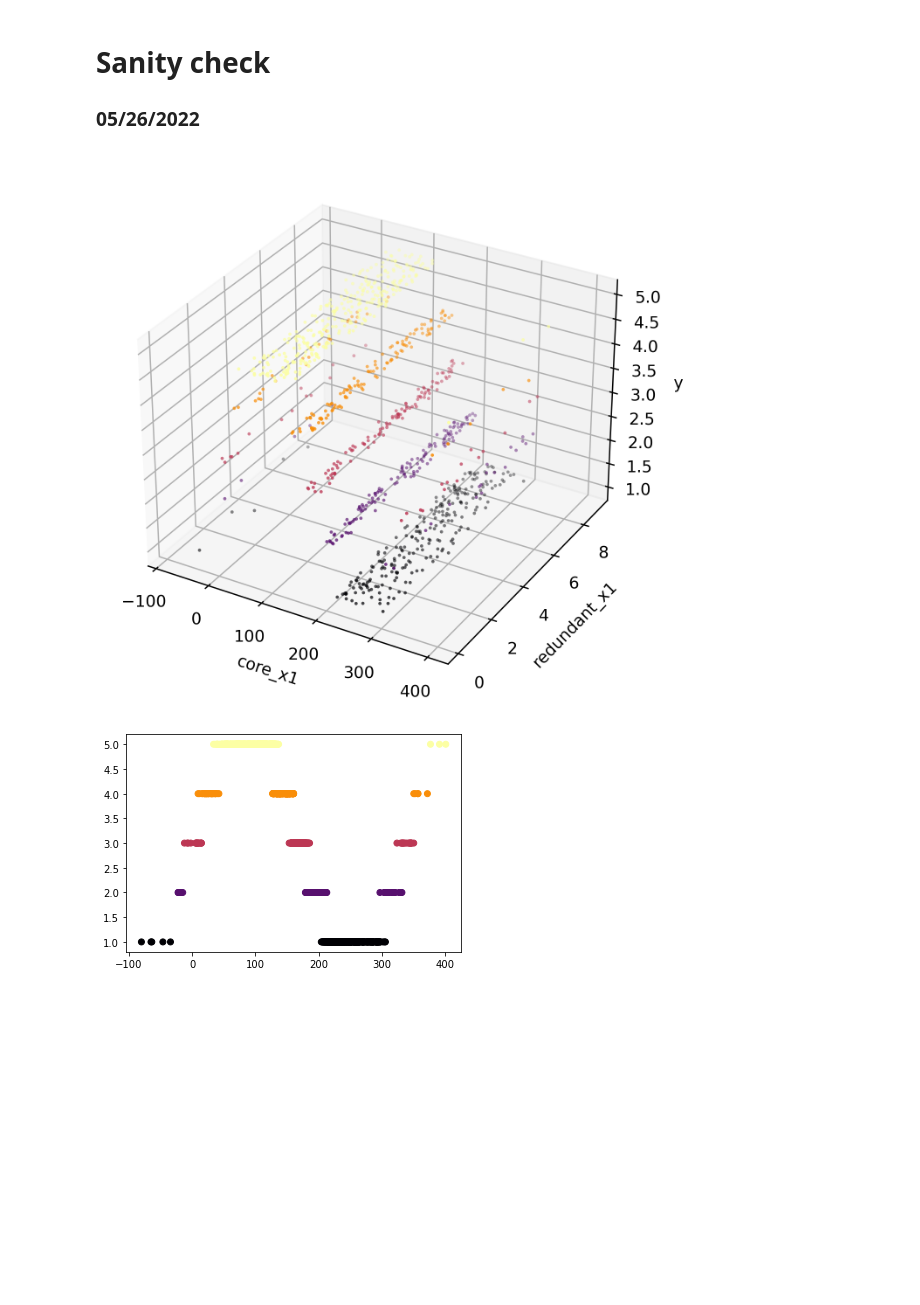
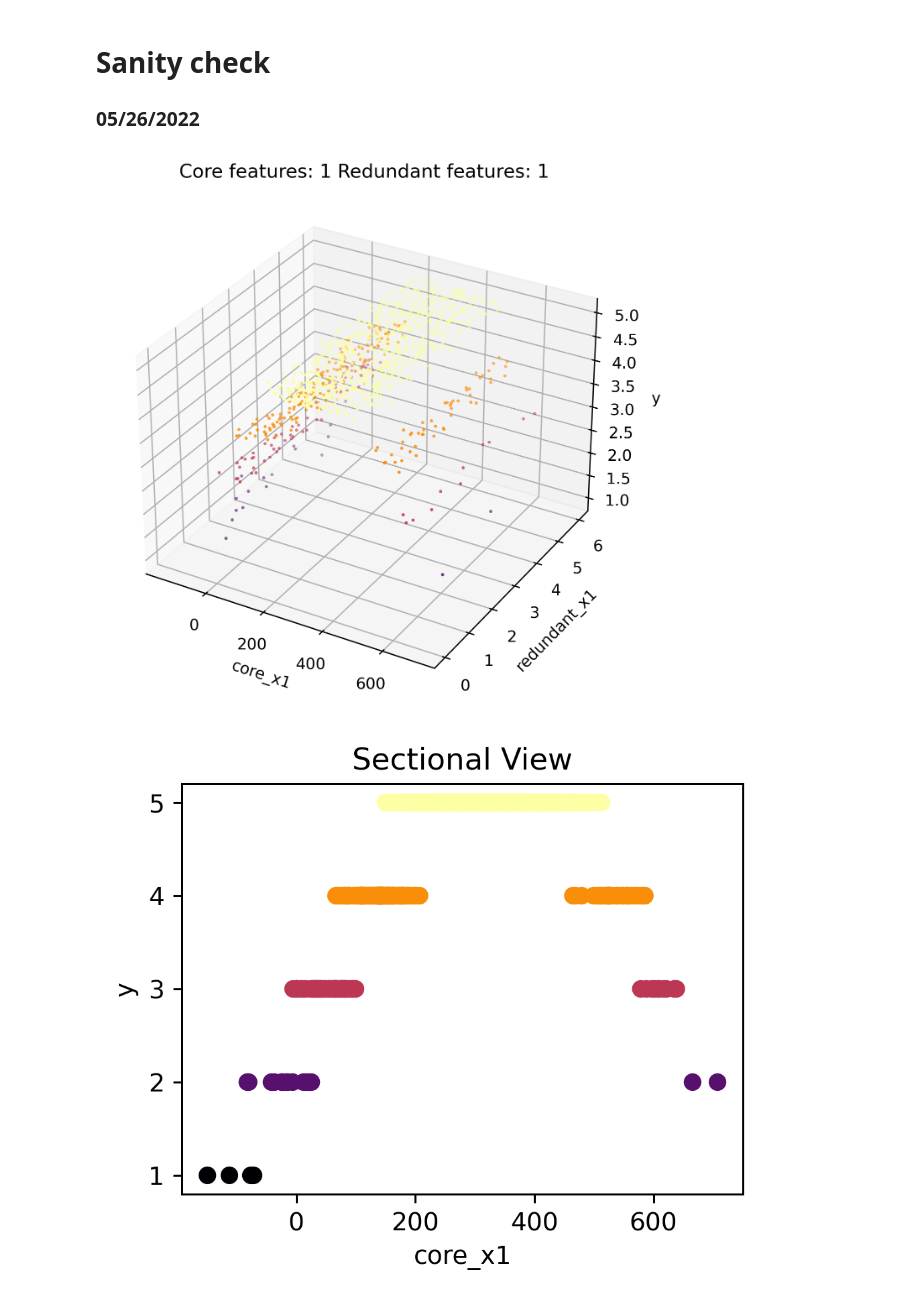
Before and after one commit to kl3259/GR5398_IoT, a Jupyter notebook: doc/sanity_check.ipynb, the cells around one changed output. Cells and saved outputs as stored; diff of their text form; code cells hidden in the pictures; blank space fills up the shorter version.

Commit message:
update sanity check

```diff
--- a/doc/sanity_check.ipynb
+++ b/doc/sanity_check.ipynb
@@ -71,14 +71,13 @@ def my_SAVE(feature_df, label_df, flag = "Train", n_directions = 977):
         for i in np.arange(5):
             print('-------------------------------------------------------------------')
             print(f'Class label {str(i + 1)}:')
-            u, s, vh = np.linalg.svd(np.eye(cov_1.shape[0]) - globals()["cov_" + str(i + 1)])
-            print(f'1st order ratio: {s[0] / s[1]:8.4f}')
+            # u, s, vh = np.linalg.svd(np.eye(cov_1.shape[0]) - globals()["cov_" + str(i + 1)])
             u, s, vh = np.linalg.svd((np.eye(cov_1.shape[0]) - globals()["cov_" + str(i + 1)]) @ (np.eye(cov_1.shape[0]) - globals()["cov_" + str(i + 1)]).T)
-            print(f'2nd order ratio: {s[0] / s[1]:8.4f}')
+            print(f'(I - V)^2 eigenvalues: {s}')
             weighted_cov += weight_df.loc[i + 1] * (np.eye(cov_1.shape[0]) - globals()["cov_" + str(i + 1)]) @ (np.eye(cov_1.shape[0]) - globals()["cov_" + str(i + 1)]).T
         u, s, vh = np.linalg.svd(weighted_cov)
         print('-------------------------------------------------------------------')
-        print(f'Weighted ratio: \n2nd order ratio: {s[0] / s[1]:8.4f}')
+        print(f'Weighted sum of (I - V)^2 eigenvalues: {s}')
         print('-------------------------------------------------------------------')
         globals()['directions'] = vh[:,:n_directions]
         feature_df_reduced = feature_df_whitened @ directions
@@ -158,8 +157,13 @@ def sanity_check(size = 1000, core_dirs = 1, core_distribution = np.random.norma
     ax.set_xlabel("core_x1")
     ax.set_ylabel("redundant_x1")
     ax.set_zlabel("y")
+    ax.set_title("Core features: " + str(core_dirs) + " Redundant features: " + str(redundant_dirs))
     plt.show()
+    plt.figure(figsize = (4, 3), dpi = 270)
     plt.scatter(core_feature_df.iloc[:,0], y_train_discrete, cmap = "inferno", c = y_train_discrete.reshape(-1, 1))
+    plt.xlabel("core_x1")
+    plt.ylabel("y")
+    plt.title("Sectional View")
     plt.show()
 
     syncthetic_feature_df_train = pd.concat([core_feature_df, redundant_feature_df], axis = 1)
@@ -176,9 +180,9 @@ def sanity_check(size = 1000, core_dirs = 1, core_distribution = np.random.norma
     print(f'Directions: \n{directions}')
     pass
 # %%
-sanity_check(core_dirs = 1, redundant_dirs = 9, n_directions = 2, loc = 20, scale = 10)
+sanity_check(core_dirs = 1, redundant_dirs = 1, n_directions = 2, loc = 20, scale = 10)
 # %% [output]
-[figure, old version]
+[figure, new version]
-[figure, old version]
+[figure, new version]
 Exception reporting mode: Plain
 -------------------------------------------------------------------
```
Also changed, not shown: parts of 3 cells of this notebook, 10 other files.
